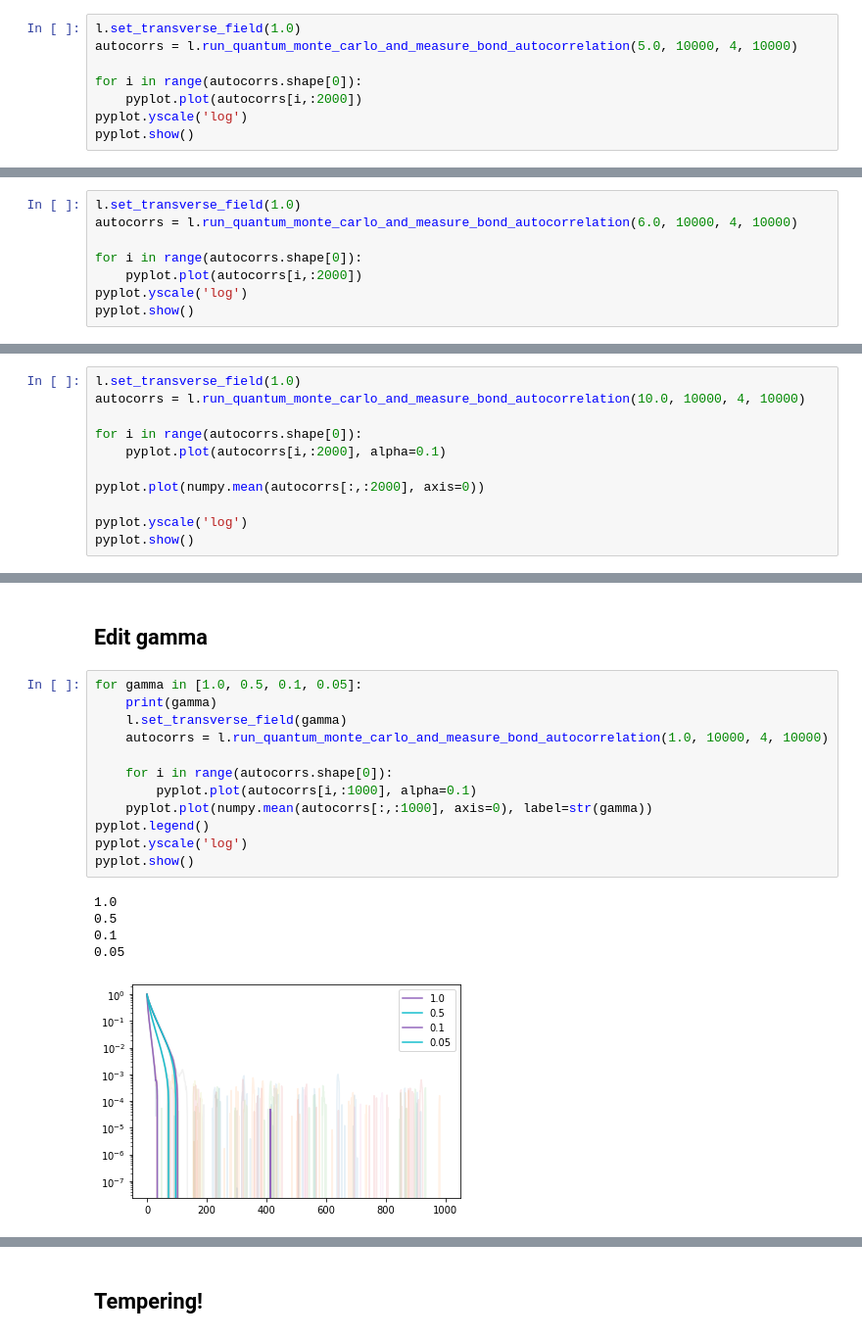
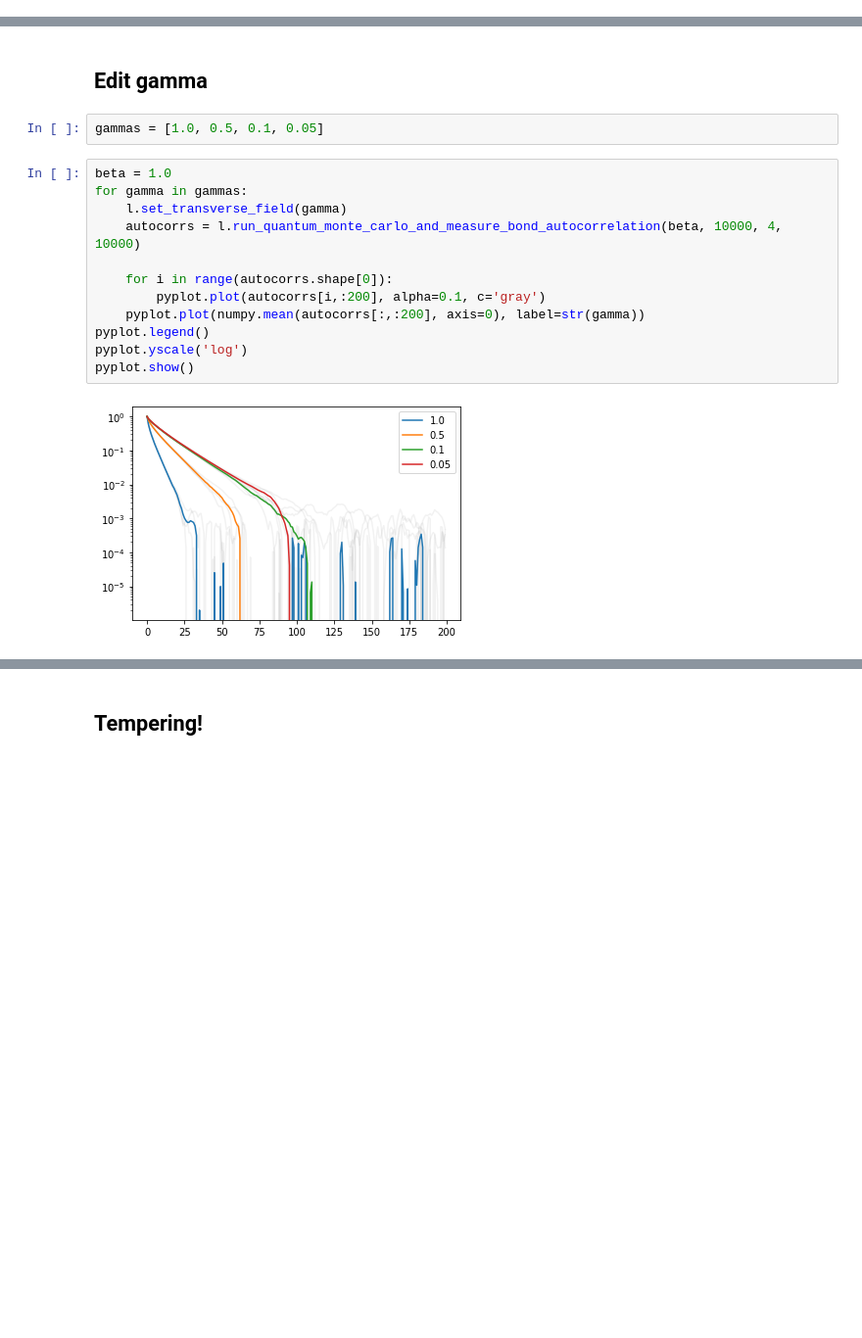
Before and after one commit to Renmusxd/DWave48, a Jupyter notebook: jupyter_notebook/TimeToRun.ipynb, the cells around one changed output, grey strips where cells are left out. Shown at 98% size. Drawn from its saved outputs; the diff is of its cells as text; blank space fills up the shorter version.

```diff
--- a/jupyter_notebook/TimeToRun.ipynb
+++ b/jupyter_notebook/TimeToRun.ipynb
@@ -106,8 +93,0 @@ pyplot.show()
-# %%
-l.set_transverse_field(1.0)
-autocorrs = l.run_quantum_monte_carlo_and_measure_bond_autocorrelation(5.0, 10000, 4, 10000)
-
-for i in range(autocorrs.shape[0]):
-    pyplot.plot(autocorrs[i,:2000])
-pyplot.yscale('log')
-pyplot.show()
@@ -116,8 +93,0 @@ pyplot.show()
-# %%
-l.set_transverse_field(1.0)
-autocorrs = l.run_quantum_monte_carlo_and_measure_bond_autocorrelation(6.0, 10000, 4, 10000)
-
-for i in range(autocorrs.shape[0]):
-    pyplot.plot(autocorrs[i,:2000])
-pyplot.yscale('log')
-pyplot.show()
@@ -126,11 +93,0 @@ pyplot.show()
-# %%
-l.set_transverse_field(1.0)
-autocorrs = l.run_quantum_monte_carlo_and_measure_bond_autocorrelation(10.0, 10000, 4, 10000)
-
-for i in range(autocorrs.shape[0]):
-    pyplot.plot(autocorrs[i,:2000], alpha=0.1)
-
-pyplot.plot(numpy.mean(autocorrs[:,:2000], axis=0))
-
-pyplot.yscale('log')
-pyplot.show()
@@ -139,21 +94,19 @@ pyplot.show()
 # %% [markdown]
 ## Edit gamma
+# %%
+gammas = [1.0, 0.5, 0.1, 0.05]
 # %%
-for gamma in [1.0, 0.5, 0.1, 0.05]:
-    print(gamma)
+beta = 1.0
+for gamma in gammas:
     l.set_transverse_field(gamma)
-    autocorrs = l.run_quantum_monte_carlo_and_measure_bond_autocorrelation(1.0, 10000, 4, 10000)
+    autocorrs = l.run_quantum_monte_carlo_and_measure_bond_autocorrelation(beta, 10000, 4, 10000)
 
     for i in range(autocorrs.shape[0]):
-        pyplot.plot(autocorrs[i,:1000], alpha=0.1)
-    pyplot.plot(numpy.mean(autocorrs[:,:1000], axis=0), label=str(gamma))
+        pyplot.plot(autocorrs[i,:200], alpha=0.1, c='gray')
+    pyplot.plot(numpy.mean(autocorrs[:,:200], axis=0), label=str(gamma))
 pyplot.legend()
 pyplot.yscale('log')
 pyplot.show()
 # %% [output]
-1.0
-0.5
-0.1
-0.05
-[figure, old version]
+[figure, new version]
 # %%
```
Also changed, not shown: parts of 20 cells of this notebook, 15 other files.
